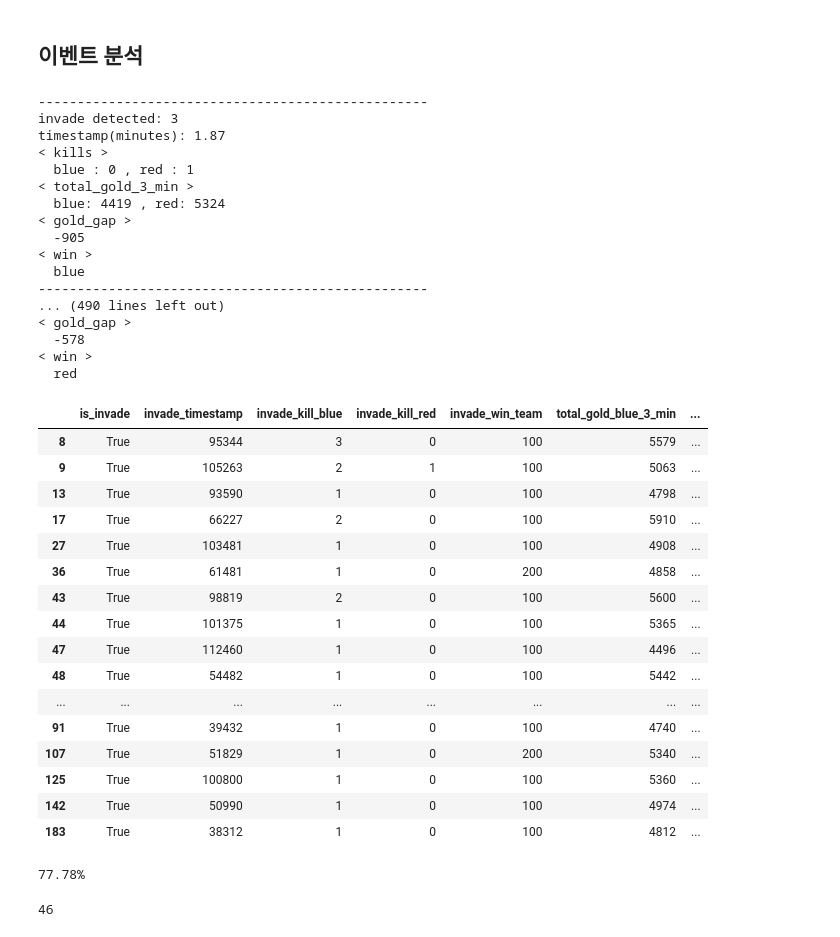
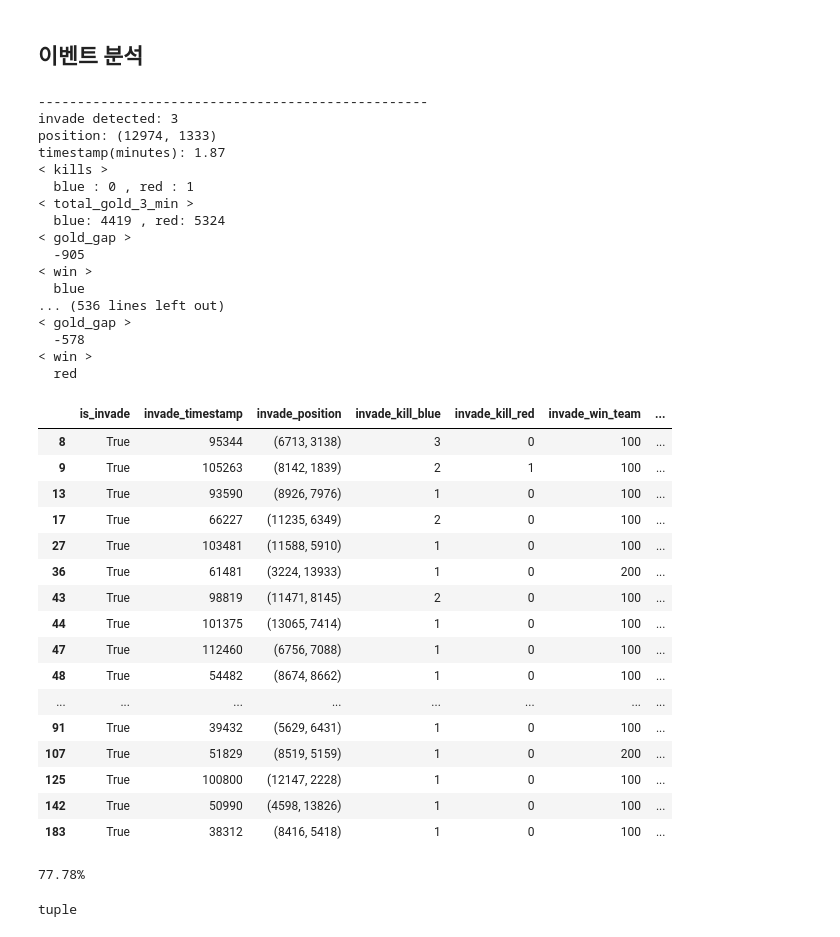
Before and after one commit to FireMoth-Yellme/LoL-Stat, a Jupyter notebook: data-mining/Jinx/jinx_dataset.ipynb, the cells around one changed output. Saved outputs shown, nothing was run; the diff lists cells and outputs as text; code cells hidden in the pictures.

Commit message:
add invade_position

```diff
--- a/data-mining/Jinx/jinx_dataset.ipynb
+++ b/data-mining/Jinx/jinx_dataset.ipynb
@@ -116,6 +102,7 @@ match_invade = 0
 # %%
 is_invade = [False]*match_length
 invade_timestamp = [0]*match_length
+invade_position = [(0,0)]*match_length
 invade_kill_blue = [0]*match_length           # invade시 발생한 블루팀의 킬 수
 invade_kill_red = [0]*match_length            # invade시 발생한 레드팀의 킬 수
 invade_win_team = [0]*match_length            # invade가 발생한 게임에서 이긴 팀의 teamId
@@ -136,10 +123,15 @@ for match_index in range(match_length):
     for t in range(1,3):  # 1 ~ 2 분 사이
         for e in events[t]:
             if e["type"] == "CHAMPION_KILL":
+                # print(e)
                 if is_invade[match_index] == False:
                     is_invade[match_index] = True
                     match_invade += 1
                 if invade_timestamp[match_index] == 0: invade_timestamp[match_index] = e['timestamp']
+                if invade_position[match_index] == (0,0):
+                    pos_x, pos_y = e['position']['x'], e['position']['y']
+                    # if (pos_x >= 8000 and pos_y <= 8000):
+                    invade_position[match_index] = (pos_x, pos_y)   # 마지막에 킬 이벤트가 발생한 위치를 저장함
                 if e['killerId'] <= 5:
                     invade_kill_blue[match_index] += 1
                 elif e['killerId'] > 5:
@@ -157,6 +149,7 @@ for match_index in range(match_length):
 
         print("--------------------------------------------------")
         print("invade detected: %d" % match_index)
+        print("position: %s" % str(invade_position[match_index]))
         print("timestamp(minutes): %.2f" % (invade_timestamp[match_index]/60000))
         print("< kills >\n  blue : %d , red : %d"% (invade_kill_blue[match_index], invade_kill_red[match_index]))
         print("< total_gold_3_min >\n  blue: %d , red: %d"% (total_gold_blue_3_min[match_index], total_gold_red_3_min[match_index]))
@@ -165,6 +158,7 @@ for match_index in range(match_length):
 # %% [output]
 --------------------------------------------------
 invade detected: 3
+position: (12974, 1333)
 timestamp(minutes): 1.87
 < kills >
   blue : 0 , red : 1
@@ -174,8 +168,7 @@ timestamp(minutes): 1.87
   -905
 < win >
   blue
---------------------------------------------------
-... (490 lines left out)
+... (536 lines left out)
 < gold_gap >
   -578
 < win >
@@ -184,60 +177,62 @@ timestamp(minutes): 1.87
 df_invade = pd.DataFrame([
     is_invade,
     invade_timestamp,
+    invade_position,
     invade_kill_blue,
     invade_kill_red,
     invade_win_team,
     total_gold_blue_3_min,
     total_gold_red_3_min,
     gold_gap,
     df_info_1["gameMode"]]).transpose()
 
 df_invade.columns = [
     "is_invade",
     "invade_timestamp",
+    "invade_position",
     "invade_kill_blue",
     "invade_kill_red",
     "invade_win_team",
     "total_gold_blue_3_min",
     "total_gold_red_3_min",
     "gold_gap",
     "gameMode"]
 
 display(df_invade[(df_invade.is_invade==True) & (df_invade.invade_kill_blue > df_invade.invade_kill_red)])
 
 # 인베가 일어났고, 블루가 레드보다 킬을 많이 딴 경기에서 블루가 이길 확률
 print("%.2f%%"%(
     len(df_invade[
         (df_invade.is_invade==True)
         & (df_invade.invade_kill_blue > df_invade.invade_kill_red)
         & (df_invade.invade_win_team == 100)])
     / len(df_invade[
         (df_invade.is_invade==True)
         & (df_invade.invade_kill_blue > df_invade.invade_kill_red)])
     * 100)
 )
 # %% [output]
-|  | is_invade | invade_timestamp | invade_kill_blue | invade_kill_red | invade_win_team | total_gold_blue_3_min | ... |
-| 8 | True | 95344 | 3 | 0 | 100 | 5579 | ... |
-| 9 | True | 105263 | 2 | 1 | 100 | 5063 | ... |
-| 13 | True | 93590 | 1 | 0 | 100 | 4798 | ... |
-| 17 | True | 66227 | 2 | 0 | 100 | 5910 | ... |
-| 27 | True | 103481 | 1 | 0 | 100 | 4908 | ... |
-| 36 | True | 61481 | 1 | 0 | 200 | 4858 | ... |
-| 43 | True | 98819 | 2 | 0 | 100 | 5600 | ... |
-| 44 | True | 101375 | 1 | 0 | 100 | 5365 | ... |
-| 47 | True | 112460 | 1 | 0 | 100 | 4496 | ... |
-| 48 | True | 54482 | 1 | 0 | 100 | 5442 | ... |
+|  | is_invade | invade_timestamp | invade_position | invade_kill_blue | invade_kill_red | invade_win_team | ... |
+| 8 | True | 95344 | (6713, 3138) | 3 | 0 | 100 | ... |
+| 9 | True | 105263 | (8142, 1839) | 2 | 1 | 100 | ... |
+| 13 | True | 93590 | (8926, 7976) | 1 | 0 | 100 | ... |
+| 17 | True | 66227 | (11235, 6349) | 2 | 0 | 100 | ... |
+| 27 | True | 103481 | (11588, 5910) | 1 | 0 | 100 | ... |
+| 36 | True | 61481 | (3224, 13933) | 1 | 0 | 200 | ... |
+| 43 | True | 98819 | (11471, 8145) | 2 | 0 | 100 | ... |
+| 44 | True | 101375 | (13065, 7414) | 1 | 0 | 100 | ... |
+| 47 | True | 112460 | (6756, 7088) | 1 | 0 | 100 | ... |
+| 48 | True | 54482 | (8674, 8662) | 1 | 0 | 100 | ... |
 | ... | ... | ... | ... | ... | ... | ... | ... |
-| 91 | True | 39432 | 1 | 0 | 100 | 4740 | ... |
-| 107 | True | 51829 | 1 | 0 | 200 | 5340 | ... |
-| 125 | True | 100800 | 1 | 0 | 100 | 5360 | ... |
-| 142 | True | 50990 | 1 | 0 | 100 | 4974 | ... |
-| 183 | True | 38312 | 1 | 0 | 100 | 4812 | ... |
+| 91 | True | 39432 | (5629, 6431) | 1 | 0 | 100 | ... |
+| 107 | True | 51829 | (8519, 5159) | 1 | 0 | 200 | ... |
+| 125 | True | 100800 | (12147, 2228) | 1 | 0 | 100 | ... |
+| 142 | True | 50990 | (4598, 13826) | 1 | 0 | 100 | ... |
+| 183 | True | 38312 | (8416, 5418) | 1 | 0 | 100 | ... |
 77.78%
-# %%
-match_invade
-# %% [output]
-46
+# %%
+type(df_invade.invade_position[0])
+# %% [output]
+tuple
 # %%
 df_invade.to_csv("data/{}/invade.csv".format(summoner_name), index=False)
```
Also changed, not shown: parts of 1 cell of this notebook.
